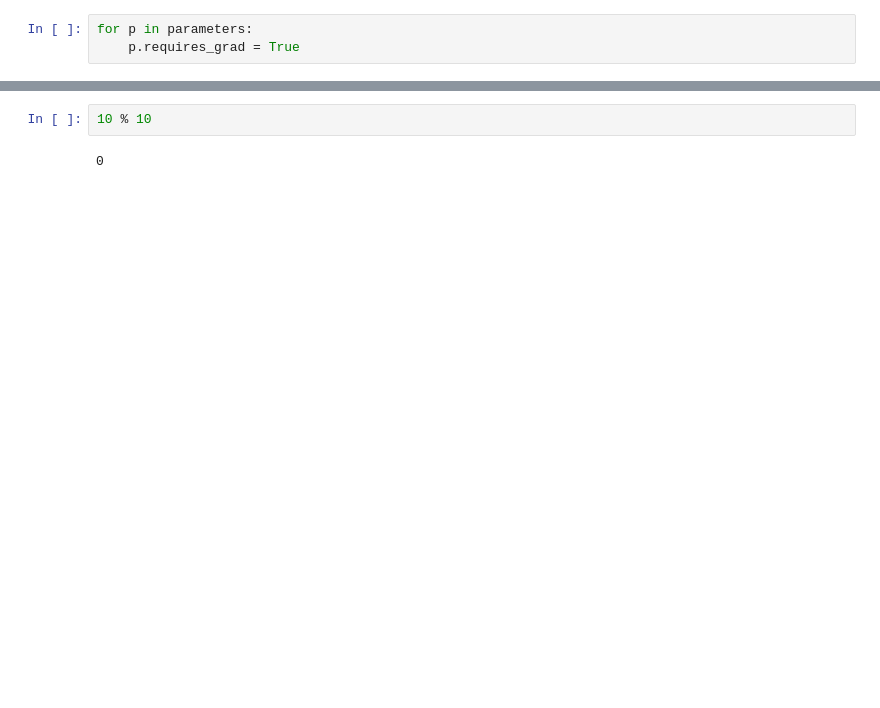
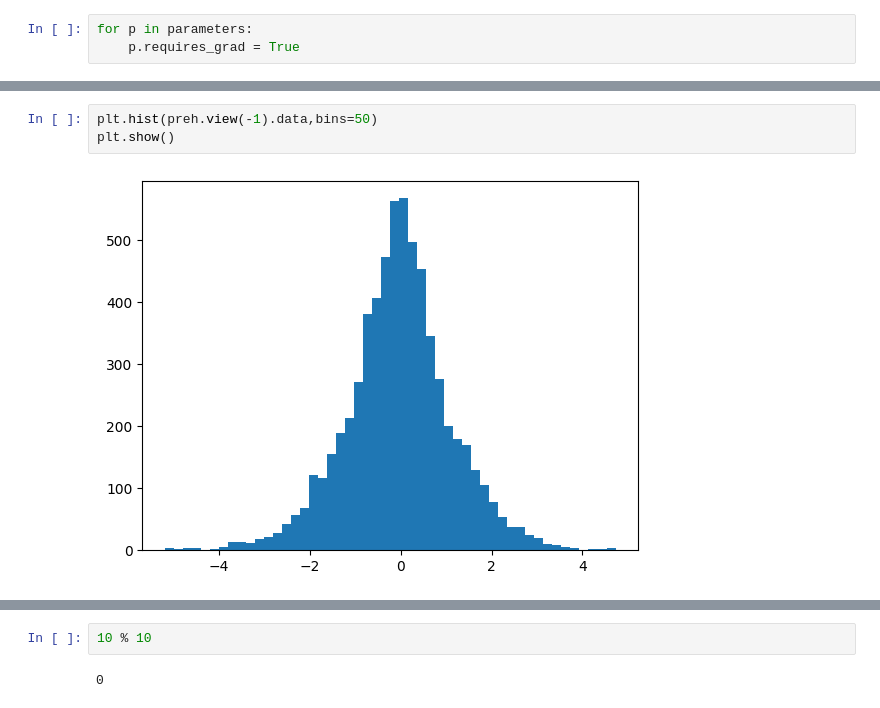
Before and after one commit to Pavan-Balaji22/LLM-from-scratch, a Jupyter notebook: MLP-method.ipynb, the cells around one changed output, grey strips where cells are left out. Saved outputs shown, nothing was run; the diff lists cells and outputs as text; blank space fills up the shorter version.

```diff
--- a/MLP-method.ipynb
+++ b/MLP-method.ipynb
@@ -125,0 +163,5 @@ loss at 190000/200000 2.3425
+# %%
+plt.hist(preh.view(-1).data,bins=50)
+plt.show()
+# %% [output]
+[figure, added]
```
Also changed, not shown: parts of 22 cells of this notebook, 1 other file.
